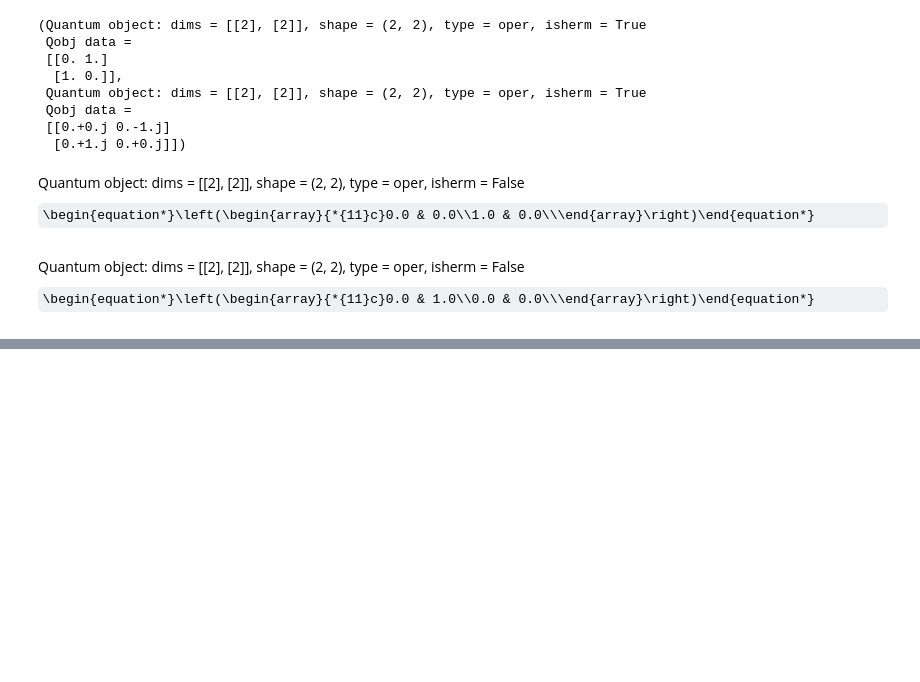
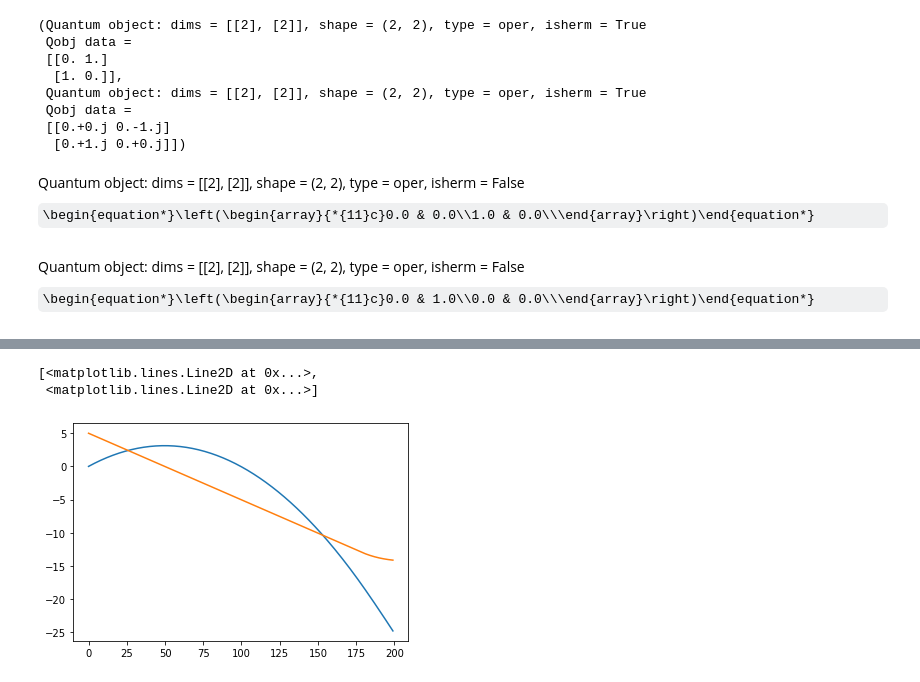
Before and after one commit to morgatron/spylind, a Jupyter notebook: spylind/working/autograd_test.ipynb, the cells around one changed output, grey strips where cells are left out. Drawn from its saved outputs; the diff is of its cells as text; code cells hidden in the pictures; some formulas as TeX source; blank space fills up the shorter version.

```diff
--- a/spylind/working/autograd_test.ipynb
+++ b/spylind/working/autograd_test.ipynb
@@ -1061,0 +1292,6 @@ Quantum object: dims = [[2], [2]], shape = (2, 2), type = oper, isherm = False\b
+# %%
+plt.plot(res1[0].states)#
+# %% [output]
+[<matplotlib.lines.Line2D at 0x...>,
+ <matplotlib.lines.Line2D at 0x...>]
+[figure, added]
```
Also changed, not shown: parts of 18 cells of this notebook, 1 other file.
